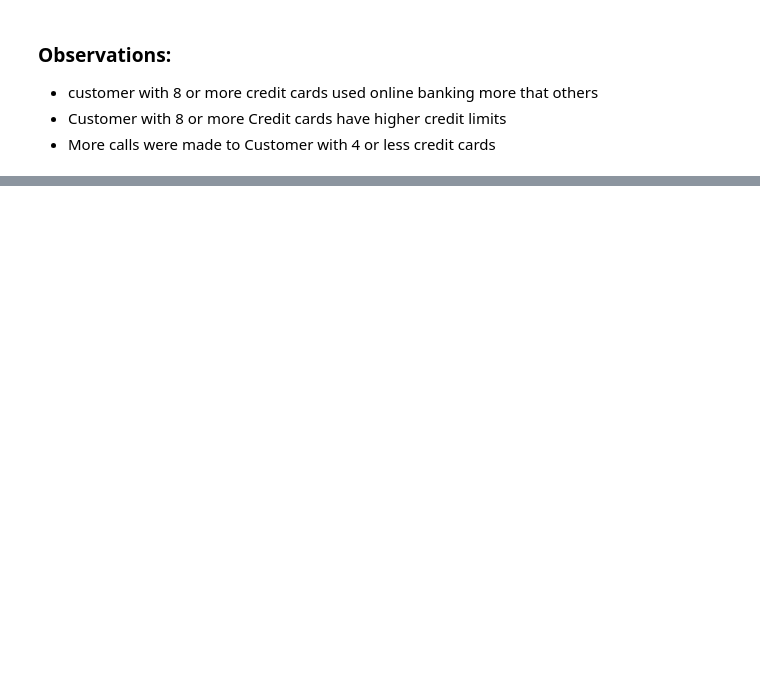
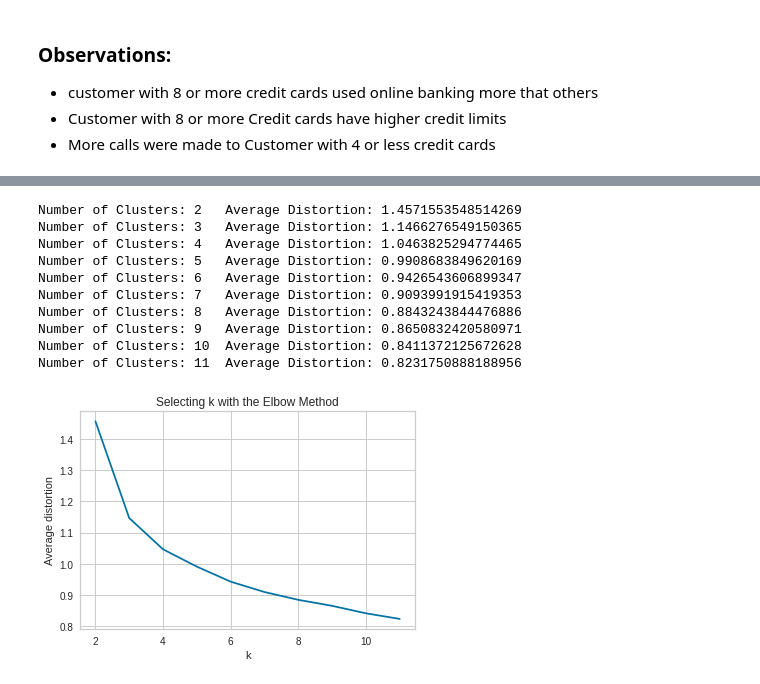
Before and after one commit to milind69/milind69, a Jupyter notebook: all_bank_customer_segmentation.ipynb, the cells around one changed output, grey strips where cells are left out. Saved outputs shown, nothing was run; the diff lists cells and outputs as text; code cells hidden in the pictures; blank space fills up the shorter version.

```diff
--- a/all_bank_customer_segmentation.ipynb
+++ b/all_bank_customer_segmentation.ipynb
@@ -524,0 +515,2 @@ plt.show()
+# %%
+custdata = df.drop("Customer Key", axis=1)
@@ -524,0 +528,2 @@ plt.show()
+# %%
+subset_scaled_df = custdata.apply(st.zscore)
@@ -524,0 +553,36 @@ plt.show()
+# %%
+clusters = range(2, 12)
+meanDistortions = []
+
+for k in clusters:
+    model = KMeans(n_clusters=k, random_state=1)
+    model.fit(subset_scaled_df)
+    prediction = model.predict(subset_scaled_df)
+    distortion = (
+        sum(
+            np.min(cdist(subset_scaled_df, model.cluster_centers_, "euclidean"), axis=1)
+        )
+        / subset_scaled_df.shape[0]
+    )
+
+    meanDistortions.append(distortion)
+
+    print("Number of Clusters:", k, "\tAverage Distortion:", distortion)
+
+plt.plot(clusters, meanDistortions, "bx-")
+plt.xlabel("k")
+plt.ylabel("Average distortion")
+plt.title("Selecting k with the Elbow Method")
+plt.show()
+# %% [output]
+Number of Clusters: 2   Average Distortion: 1.4571553548514269
+Number of Clusters: 3   Average Distortion: 1.1466276549150365
+Number of Clusters: 4   Average Distortion: 1.0463825294774465
+Number of Clusters: 5   Average Distortion: 0.9908683849620169
+Number of Clusters: 6   Average Distortion: 0.9426543606899347
+Number of Clusters: 7   Average Distortion: 0.9093991915419353
+Number of Clusters: 8   Average Distortion: 0.8843243844476886
+Number of Clusters: 9   Average Distortion: 0.8650832420580971
+Number of Clusters: 10  Average Distortion: 0.8411372125672628
+Number of Clusters: 11  Average Distortion: 0.8231750888188956
+[figure, added]
```
Also changed, not shown: parts of 40 cells of this notebook.
